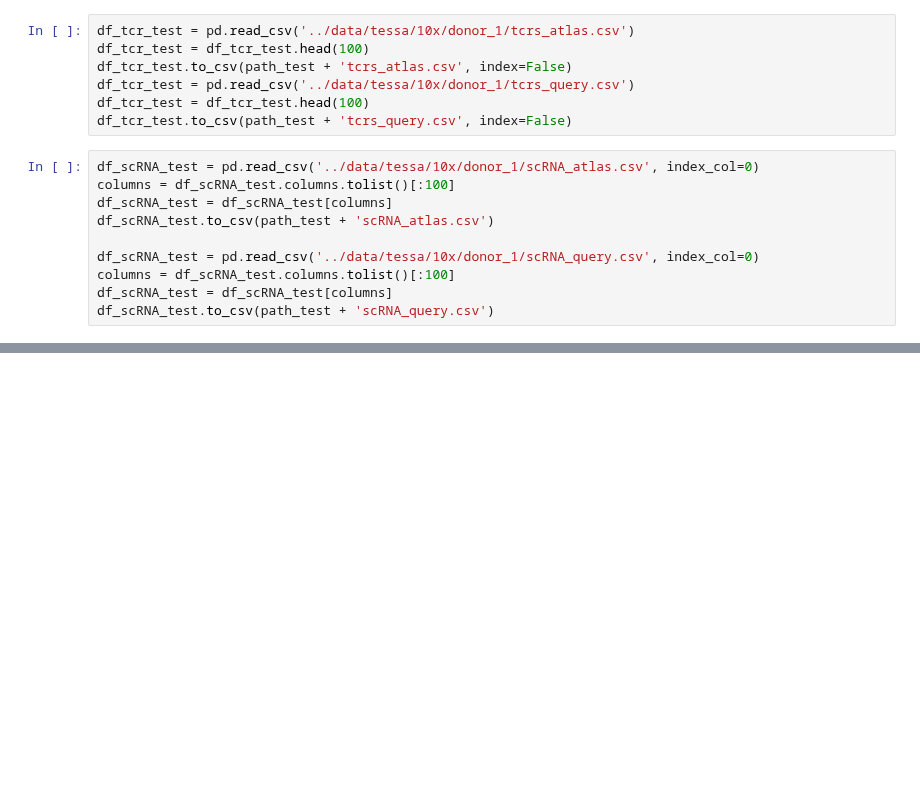
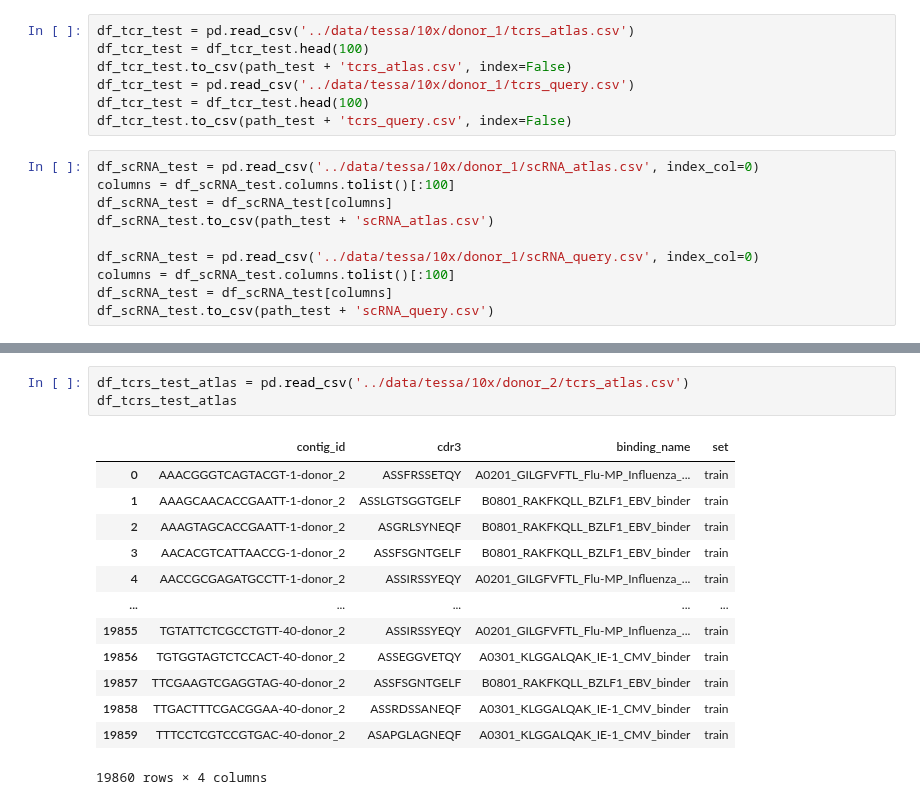
Before and after one commit to SchubertLab/mvTCR, a Jupyter notebook: baseline/DataPreparation_Tessa.ipynb, the cells around one changed output, grey strips where cells are left out. Cells and saved outputs as stored; diff of their text form; blank space fills up the shorter version.

```diff
--- a/baseline/DataPreparation_Tessa.ipynb
+++ b/baseline/DataPreparation_Tessa.ipynb
@@ -102,0 +152,17 @@ df_scRNA_test.to_csv(path_test + 'scRNA_query.csv')
+# %%
+df_tcrs_test_atlas = pd.read_csv('../data/tessa/10x/donor_2/tcrs_atlas.csv')
+df_tcrs_test_atlas
+# %% [output]
+|  | contig_id | cdr3 | binding_name | set |
+| 0 | AAACGGGTCAGTACGT-1-donor_2 | ASSFRSSETQY | A0201_GILGFVFTL_Flu-MP_Influenza_... | train |
+| 1 | AAAGCAACACCGAATT-1-donor_2 | ASSLGTSGGTGELF | B0801_RAKFKQLL_BZLF1_EBV_binder | train |
+| 2 | AAAGTAGCACCGAATT-1-donor_2 | ASGRLSYNEQF | B0801_RAKFKQLL_BZLF1_EBV_binder | train |
+| 3 | AACACGTCATTAACCG-1-donor_2 | ASSFSGNTGELF | B0801_RAKFKQLL_BZLF1_EBV_binder | train |
+| 4 | AACCGCGAGATGCCTT-1-donor_2 | ASSIRSSYEQY | A0201_GILGFVFTL_Flu-MP_Influenza_... | train |
+| ... | ... | ... | ... | ... |
+| 19855 | TGTATTCTCGCCTGTT-40-donor_2 | ASSIRSSYEQY | A0201_GILGFVFTL_Flu-MP_Influenza_... | train |
+| 19856 | TGTGGTAGTCTCCACT-40-donor_2 | ASSEGGVETQY | A0301_KLGGALQAK_IE-1_CMV_binder | train |
+| 19857 | TTCGAAGTCGAGGTAG-40-donor_2 | ASSFSGNTGELF | B0801_RAKFKQLL_BZLF1_EBV_binder | train |
+| 19858 | TTGACTTTCGACGGAA-40-donor_2 | ASSRDSSANEQF | A0301_KLGGALQAK_IE-1_CMV_binder | train |
+| 19859 | TTTCCTCGTCCGTGAC-40-donor_2 | ASAPGLAGNEQF | A0301_KLGGALQAK_IE-1_CMV_binder | train |
+19860 rows × 4 columns
```
Also changed, not shown: parts of 5 cells of this notebook, 1 other file.
